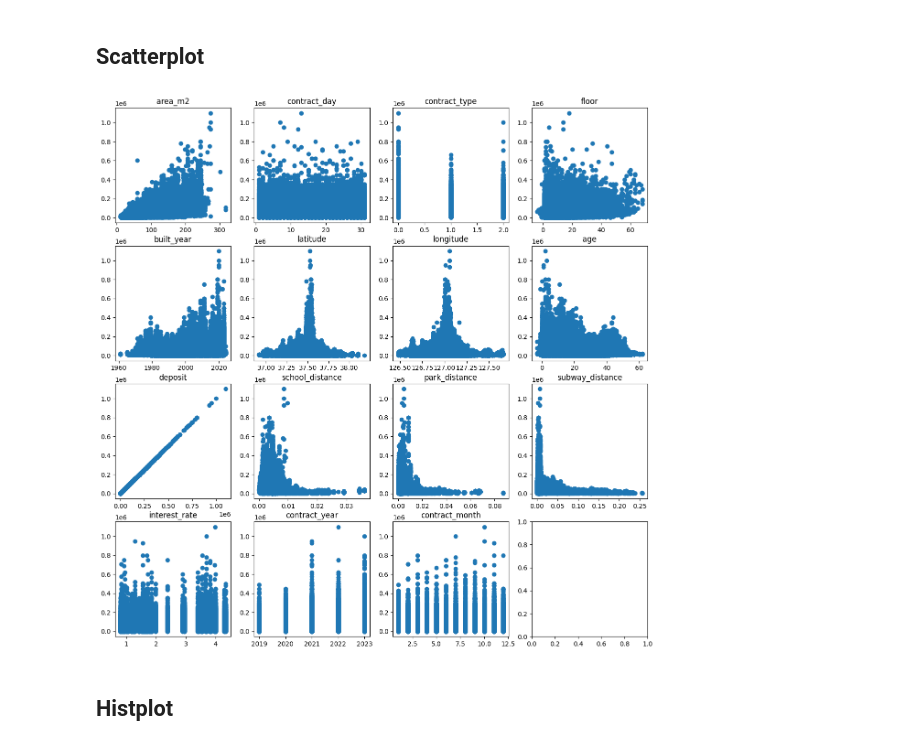
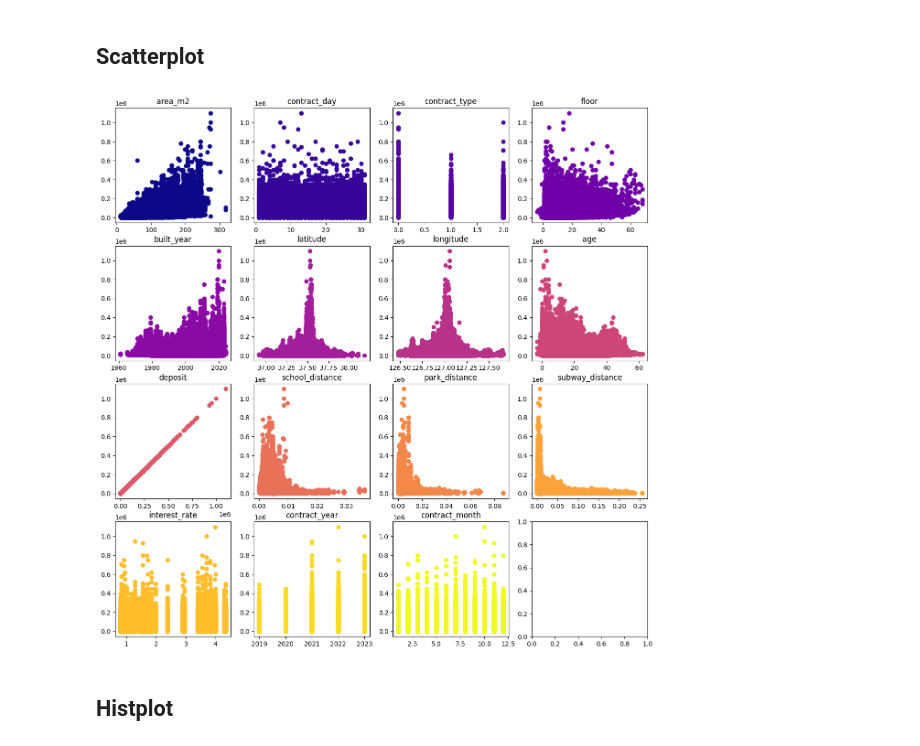
Before and after one commit to boostcampaitech7/level2-competitiveds-recsys-03, a Jupyter notebook: zerovirus_EDA.ipynb, the cells around one changed output. Cells and saved outputs as stored; diff of their text form; code cells hidden in the pictures.

```diff
--- a/zerovirus_EDA.ipynb
+++ b/zerovirus_EDA.ipynb
@@ -117,12 +117,16 @@ test_data
 # %% [markdown]
 ## Scatterplot
 # %%
+import matplotlib.cm as cm
+
+colors = cm.plasma(np.linspace(0, 1, 15))
+
 fig, axs = plt.subplots(4, 4, figsize=(15, 15))
 
 for i, feature in enumerate(train_data.columns):
-    axs[i//4, i%4].scatter(data=train_data, x=feature, y="deposit")
+    axs[i//4, i%4].scatter(data=train_data, x=feature, y="deposit", color=colors[i])
     axs[i//4, i%4].set_title(feature)
 # %% [output]
-[figure, old version]
+[figure, new version]
 # %% [markdown]
 ## Histplot
```
Also changed, not shown: parts of 31 cells of this notebook.
